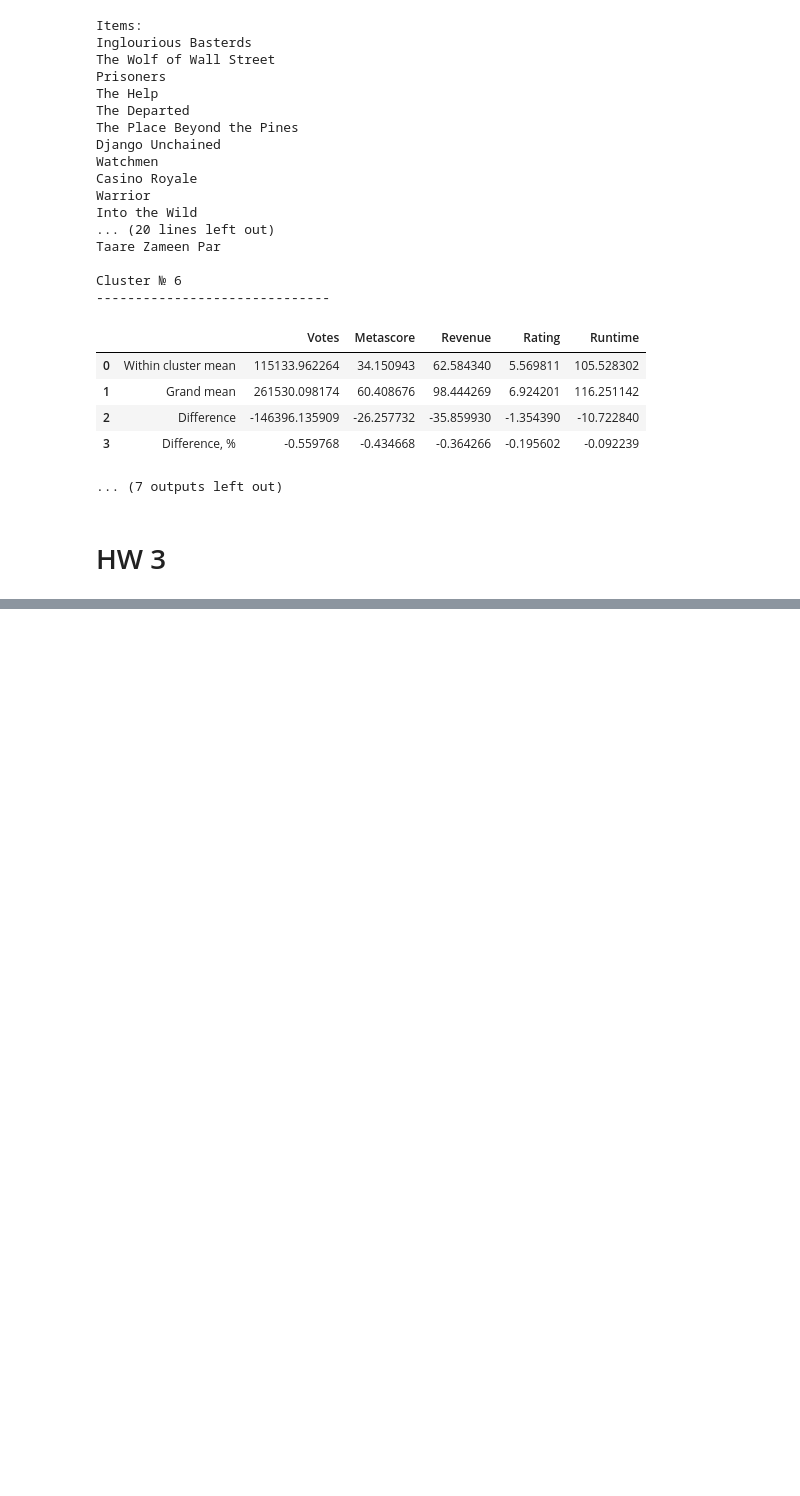
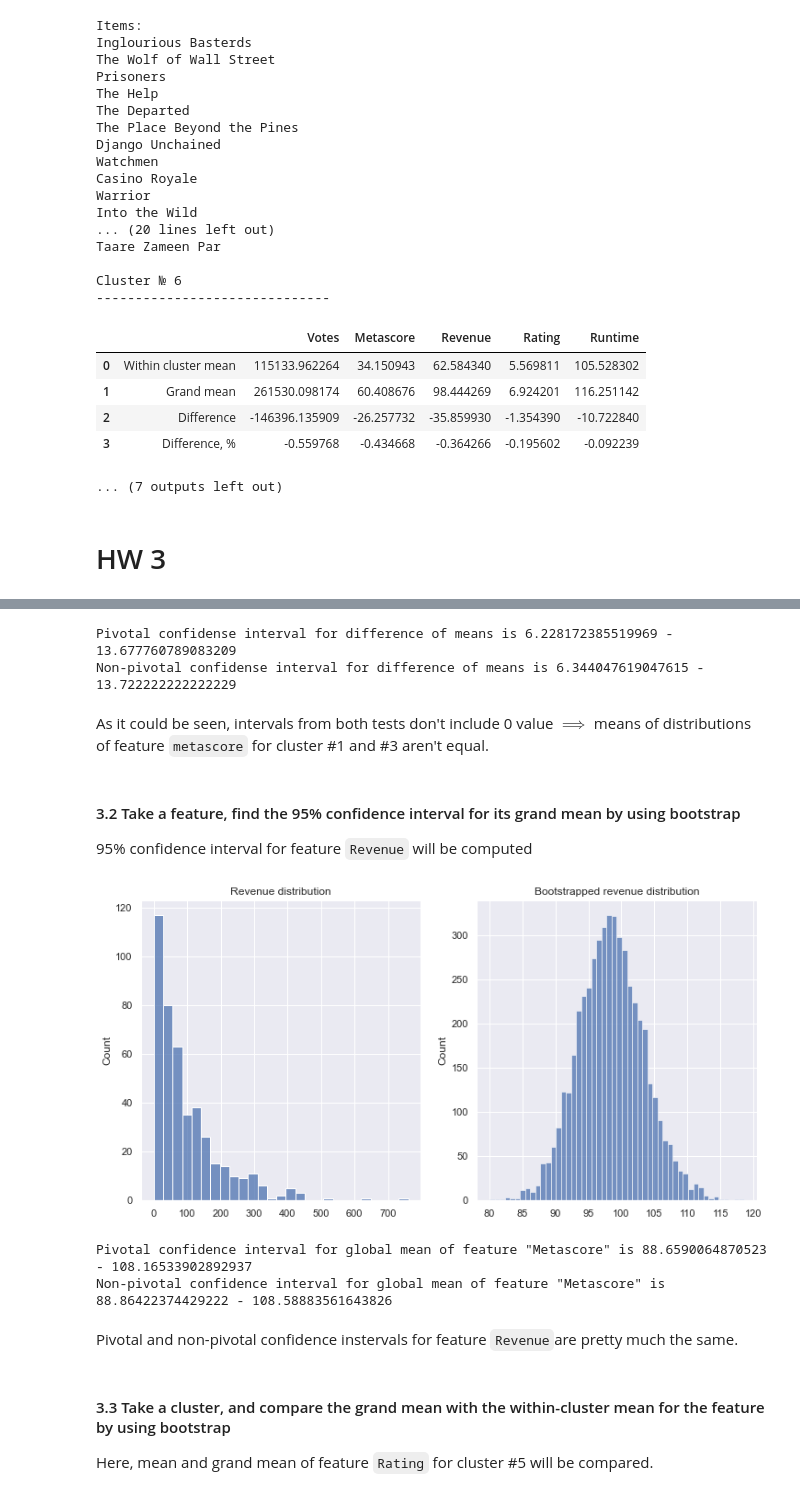
Before and after one commit to constantine7cd/mmda_imdb, a Jupyter notebook: hw.ipynb, the cells around one changed output, grey strips where cells are left out. Saved outputs shown, nothing was run; the diff lists cells and outputs as text; code cells hidden in the pictures; blank space fills up the shorter version.

```diff
--- a/hw.ipynb
+++ b/hw.ipynb
@@ -193,0 +229,20 @@ Cluster № 6
+# %%
+# Checking if means of distributions of feature Metascore from clusters #1 and #3 are equal
+difference = metascore_one_stats['mean_trials'] - metascore_three_stats['mean_trials']
+
+piv_conf_int = pivotal_conf_interval(difference)
+non_piv_conf_int = non_pivotal_conf_interval(difference)
+
+print("Pivotal confidense interval for difference of means is {} - {}".format(*piv_conf_int))
+print("Non-pivotal confidense interval for difference of means is {} - {}".format(*non_piv_conf_int))
+# %% [output]
+Pivotal confidense interval for difference of means is 6.228172385519969 - 13.677760789083209
+Non-pivotal confidense interval for difference of means is 6.344047619047615 - 13.722222222222229
+# %% [markdown]
+As it could be seen, intervals from both tests don't include 0 value $\implies$ means of distributions of feature ``metascore`` for cluster #1 and #3 aren't equal.
+# %% [markdown]
+#### 3.2 Take a feature, find the 95% confidence interval for its grand mean by using bootstrap
+95% confidence interval for feature ``Revenue`` will be computed
+# %%
+revenue = imdb_data_clustered['Revenue'].to_numpy()
+stats, conf_piv, conf_non_piv = bootstrap(revenue)
@@ -193,0 +252,20 @@ Cluster № 6
+# %%
+fig, ax = plt.subplots(1,2)
+sns.histplot(revenue, ax=ax[0])
+sns.histplot(stats['mean_trials'], ax=ax[1])
+ax[0].set_title('Revenue distribution')
+ax[1].set_title('Bootstrapped revenue distribution')
+fig.show()
+# %% [output]
+[figure, added]
+# %%
+print("Pivotal confidence interval for global mean of feature \"Revenue\" is {} - {}".format(*conf_piv))
+print("Non-pivotal confidence interval for global mean of feature \"Revenue\" is {} - {}".format(*conf_non_piv))
+# %% [output]
+Pivotal confidence interval for global mean of feature "Metascore" is 88.6590064870523 - 108.16533902892937
+Non-pivotal confidence interval for global mean of feature "Metascore" is 88.86422374429222 - 108.58883561643826
+# %% [markdown]
+Pivotal and non-pivotal confidence instervals for feature ``Revenue``are pretty much the same.
+# %% [markdown]
+#### 3.3 Take a cluster, and compare the grand mean with the within-cluster mean for the feature by using bootstrap
+Here, mean and grand mean of feature ``Rating`` for cluster #5 will be compared.
```
Also changed, not shown: parts of 14 cells of this notebook, 2 other files.
